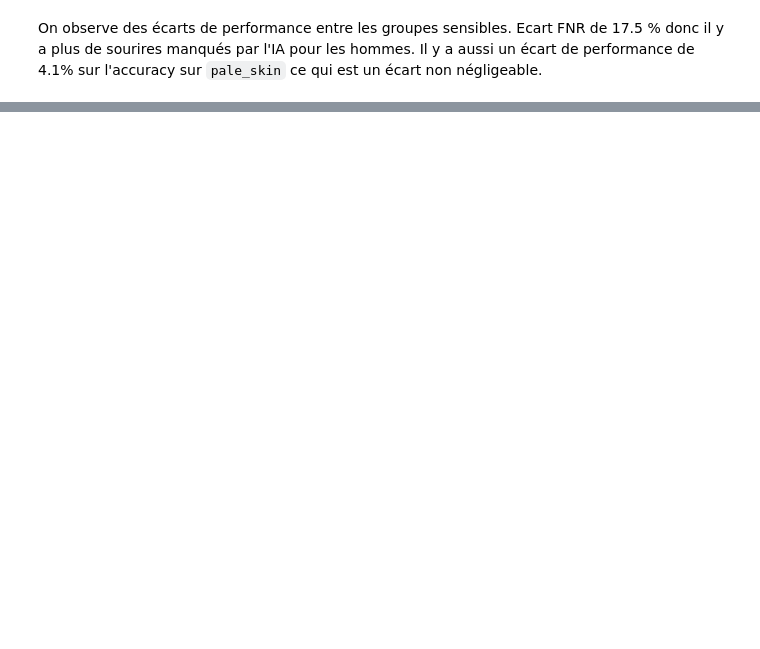
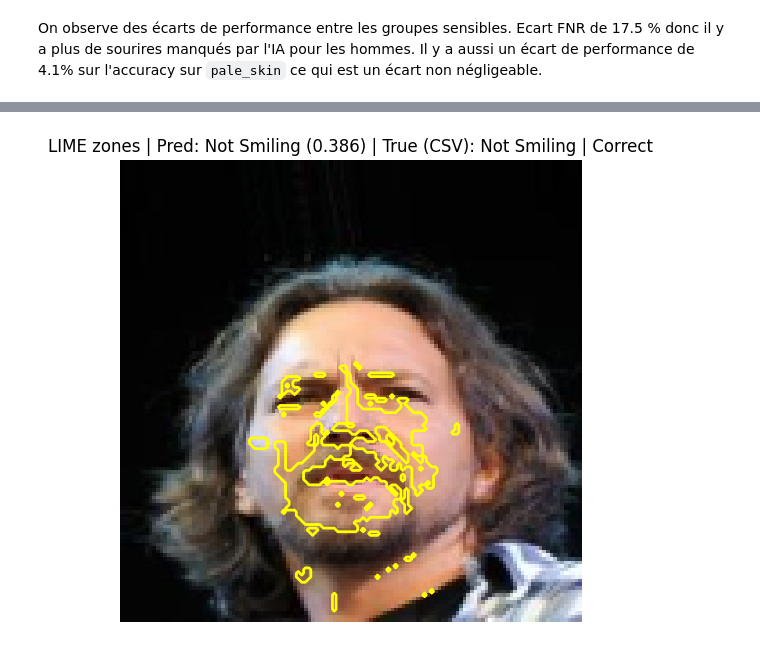
Before and after one commit to hughdmr/REXIA, a Jupyter notebook: CelebA_DHARDEMARE_PETIT_VAUTERIN.ipynb, the cells around one changed output, grey strips where cells are left out. Drawn from its saved outputs; the diff is of its cells as text; code cells hidden in the pictures; blank space fills up the shorter version.

Commit message:
LIME et SHAP pour images

```diff
--- a/CelebA_DHARDEMARE_PETIT_VAUTERIN.ipynb
+++ b/CelebA_DHARDEMARE_PETIT_VAUTERIN.ipynb
@@ -492,0 +579,12 @@ On observe des écarts de performance entre les groupes sensibles. Ecart FNR de
+# %%
+# LIME overlay
+_, lime_mask = explanation.get_image_and_mask(
+    explanation.top_labels[0], positive_only=True, num_features=5, hide_rest=False
+)
+probs = classifier_fn(np.array([raw_image]))[0]
+pred_class = int(np.argmax(probs))
+filename_for_eval = os.path.basename(image_path)
+title_text = title_with_truth("LIME", probs, pred_class, filename_for_eval)
+plot_yellow_overlay(raw_image, lime_mask, title_text)
+# %% [output]
+[figure, added]
```
Also changed, not shown: parts of 6 cells of this notebook.
